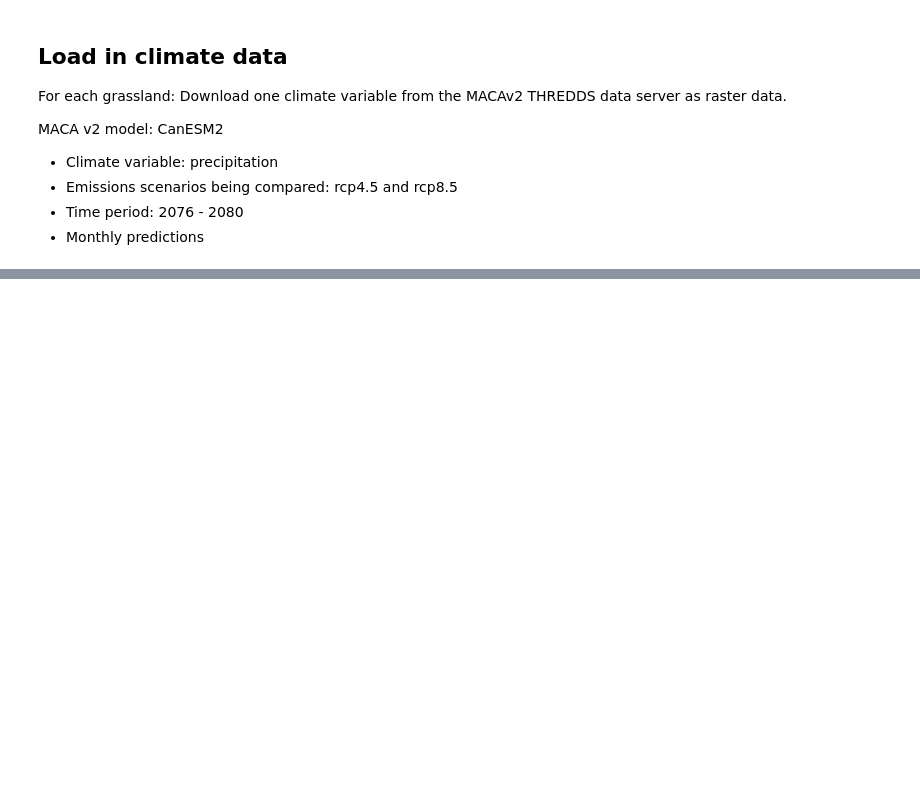
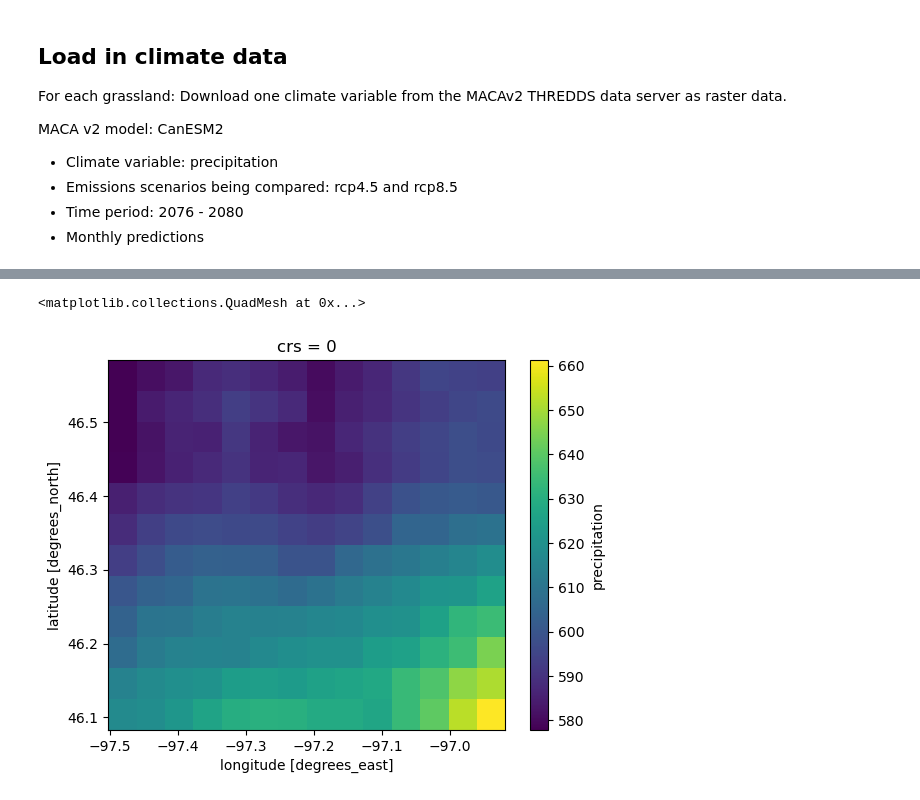
Before and after one commit to hanried/habitat-suitability, a Jupyter notebook: 03-habitat-suitability-climate.ipynb, the cells around one changed output, grey strips where cells are left out. Cells and saved outputs as stored; diff of their text form; code cells hidden in the pictures; blank space fills up the shorter version.

Commit message:
got a function to work to process maca data

```diff
--- a/03-habitat-suitability-climate.ipynb
+++ b/03-habitat-suitability-climate.ipynb
@@ -471,5 +23,0 @@ ax.set(title="Sheyenne National Grasslands AOI Subset")
-# %%
-# Define bounds
-bounds_maca = (sheyenne_grasslands_gdf
-                .to_crs(climate_crs)
-                .total_bounds)
@@ -497,0 +106,33 @@ AttributeError: 'DataArray' object has no attribute 'precipitation'
+# %%
+def process_maca_da(rcp, df, row):
+    """
+    short summary
+
+    extended summary
+
+    Parameters
+    ----------
+    rcp : int
+        The Representative Concentration Pathway (RCP).
+
+    df : DataFrame
+        The DataFrame the grassland RCP DataArrays are stored in.
+
+    row : int
+        The row number of the `df`.
+
+    Returns
+    -------
+    DataArray
+        A DataArray of the average total annual precipitation.
+    """
+    # what is this line doing?
+    grassland_rcp_da = df.loc[row, 'da']
+
+    # What is this doing?
+    grassland_rcp_yearly_precip_da = grassland_rcp_da.groupby('time.year').sum()
+
+    # What is this doing?
+    grassland_rcp_annual_precip_da = grassland_rcp_yearly_precip_da.mean(['year'])
+
+    return grassland_rcp_annual_precip_da
@@ -497,0 +145,6 @@ AttributeError: 'DataArray' object has no attribute 'precipitation'
+# %%
+sheyenne_45_annual_precip_da = process_maca_da(45, maca_df, 1)
+sheyenne_45_annual_precip_da.plot()
+# %% [output]
+<matplotlib.collections.QuadMesh at 0x...>
+[figure, added]
```
Also changed, not shown: parts of 47 cells of this notebook.
